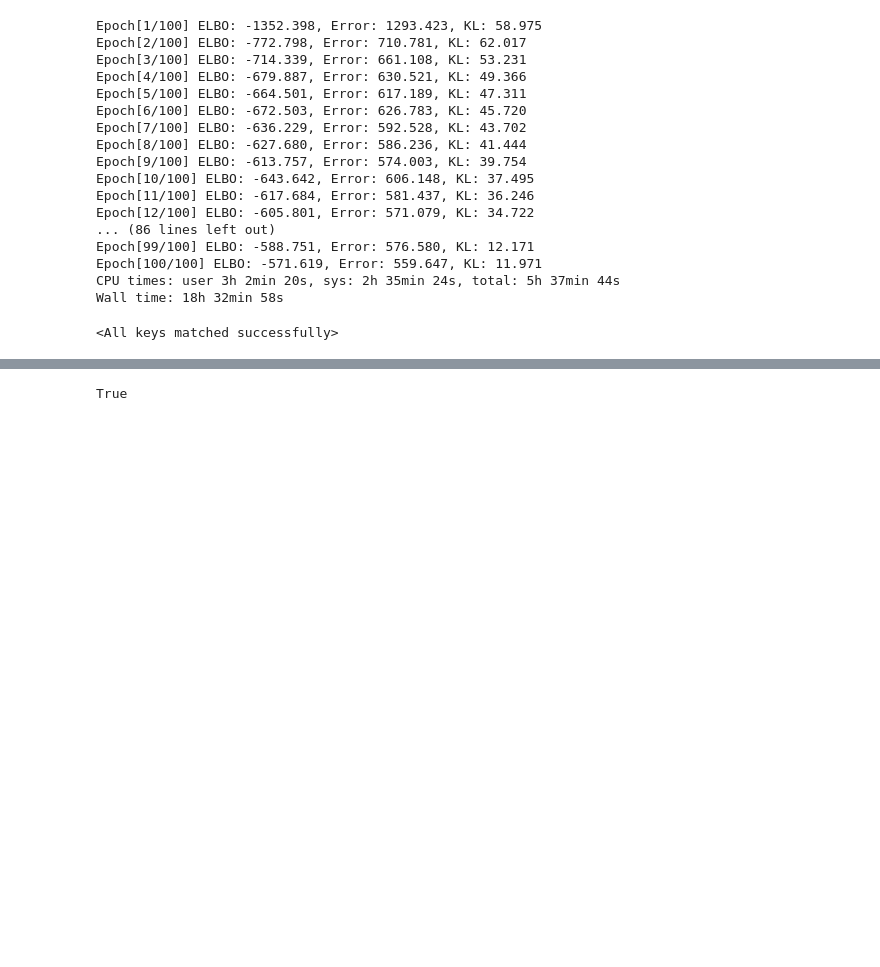
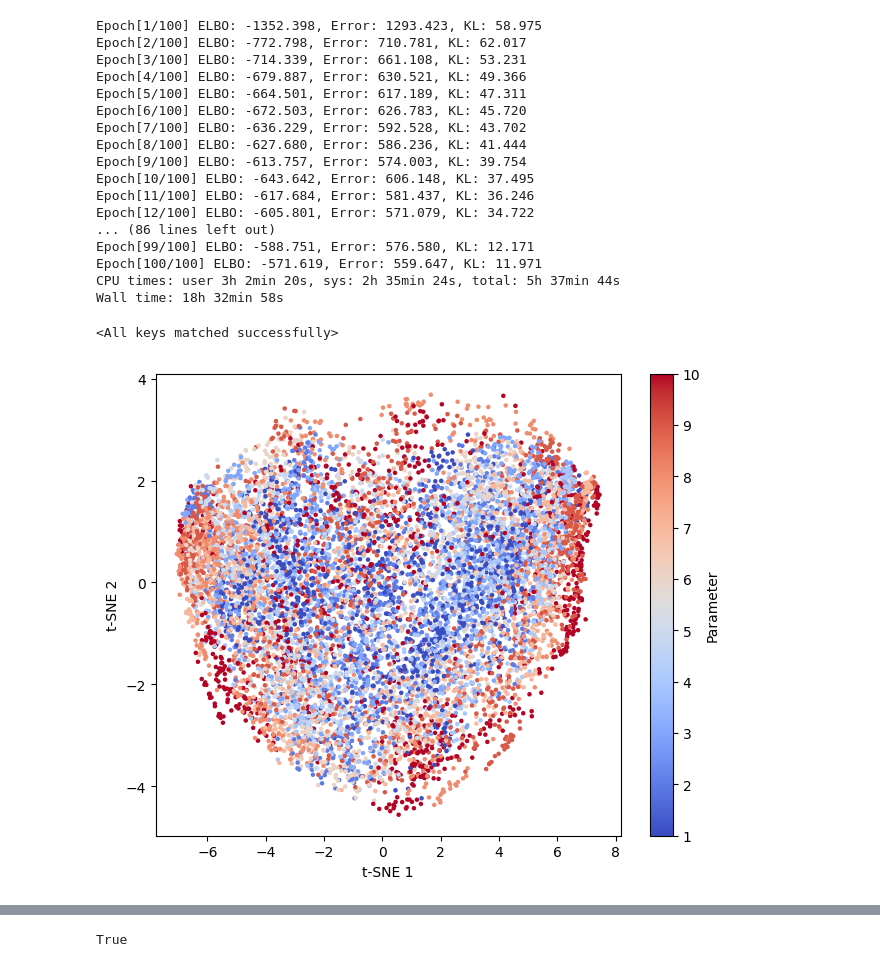
Before and after one commit to JackToppen/ABM-VAE-project, a Jupyter notebook: model.ipynb, the cells around one changed output, grey strips where cells are left out. Drawn from its saved outputs; the diff is of its cells as text; code cells hidden in the pictures; blank space fills up the shorter version.

```diff
--- a/model.ipynb
+++ b/model.ipynb
@@ -867,3 +868,39 @@ Wall time: 18h 32min 58s
 # %% [output]
 <All keys matched successfully>
+# %%
+from sklearn.preprocessing import StandardScaler, MinMaxScaler
+from sklearn.manifold import TSNE
+
+# Initialize an empty list to store latent space representations and labels
+latent_space_representations = []
+labels = []
+
+# Set VAE model to evaluation mode
+spatial_vae.eval()
+
+with torch.no_grad():
+    _, mu, logvar, _ = spatial_vae.encode(dataset.data)
+
+labels = dataset.labels.to("cpu").numpy()[:,0]
+mu = mu.to("cpu").numpy()
+logvar = logvar.to("cpu").numpy()
+
+# Scale to Normal
+scaler = StandardScaler()
+latent_norm = scaler.fit_transform(mu)
+
+# Apply t-SNE to reduce dimensionality to 2 dimensions
+tsne = TSNE(n_components=2, perplexity=3000, n_jobs=16)
+latent = tsne.fit_transform(latent_norm)
+
+# Visualize the PCA of the latent space with colors according to labels
+plt.figure(figsize=(7.5, 6))
+plt.scatter(latent[:, 0], latent[:, 1], c=labels, cmap='coolwarm', s=5)
+plt.xlabel('t-SNE 1')
+plt.ylabel('t-SNE 2')
+plt.colorbar(label='Parameter')
+plt.savefig('spatial_mean_tsne.pdf')
+plt.show()
+# %% [output]
+[figure, added]
 # %%
```
Also changed, not shown: parts of 6 cells of this notebook, 5 other files.
